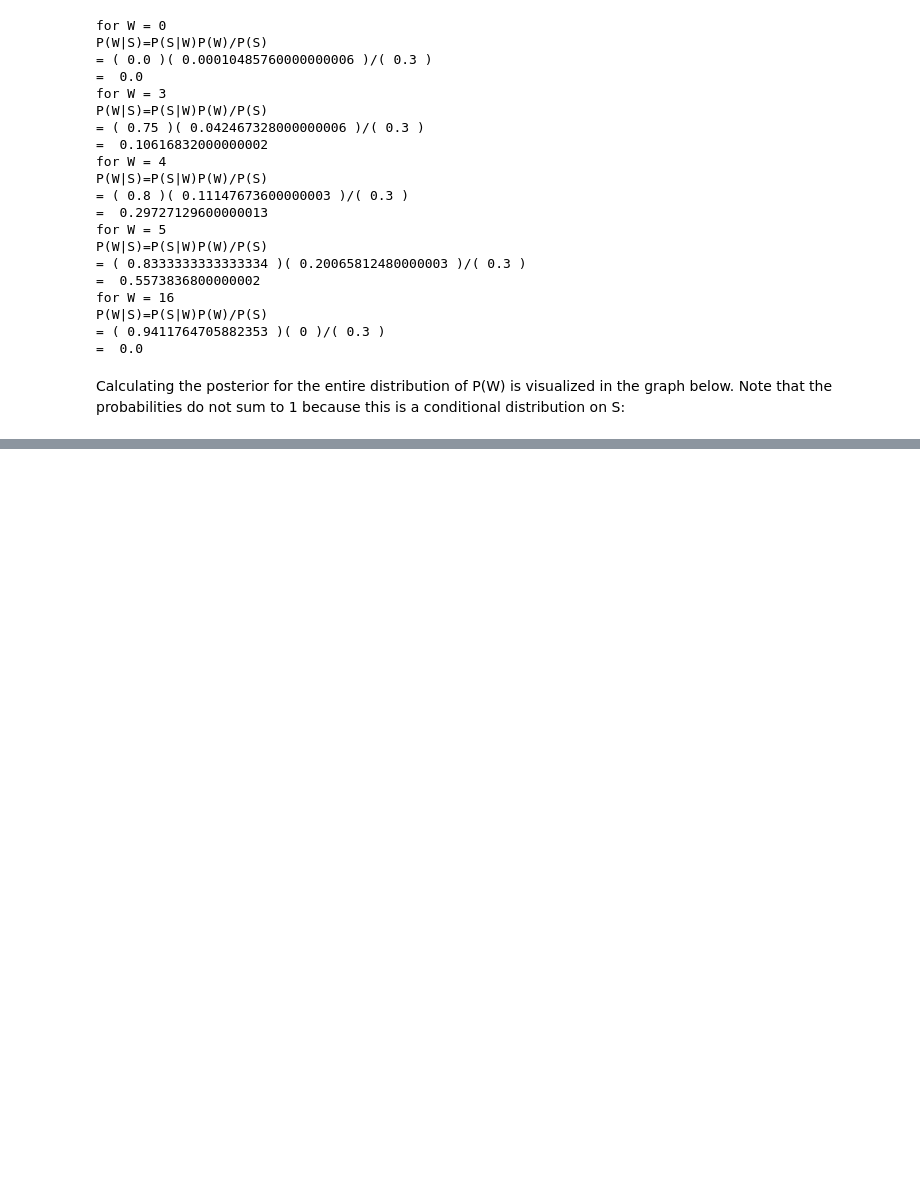
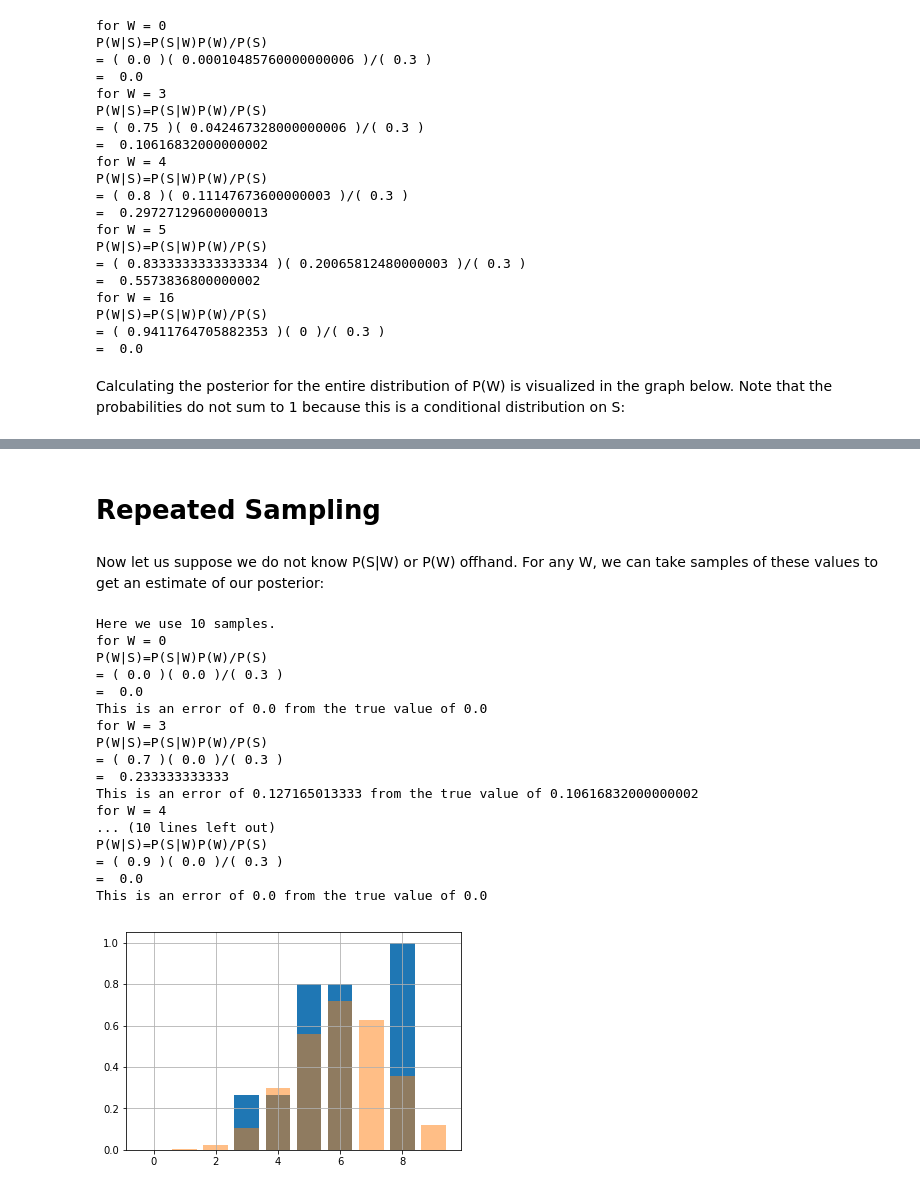
Before and after one commit to brennanmcfarland/pgm, a Jupyter notebook: Homework 1.ipynb, the cells around one changed output, grey strips where cells are left out. Saved outputs shown, nothing was run; the diff lists cells and outputs as text; code cells hidden in the pictures; blank space fills up the shorter version.

Commit message:
added brief error analysis

```diff
--- a/Homework 1.ipynb
+++ b/Homework 1.ipynb
@@ -115,9 +113,3 @@ P(W|S)=P(S|W)P(W)/P(S)
 =  0.0
 # %% [markdown]
 Calculating the posterior for the entire distribution of P(W) is visualized in the graph below.  Note that the probabilities do not sum to 1 because this is a conditional distribution on S:
-# %%
-x = range(0, n)
-y = [p_w_given_s(w) for w in x]
-plt.bar(x, y)
-plt.grid()
-plt.show()
@@ -125,0 +120,70 @@ plt.show()
+# %% [markdown]
+# Repeated Sampling
+# %% [markdown]
+Now let us suppose we do not know P(S|W) or P(W) offhand.  For any W, we can take samples of these values to get an estimate of our posterior:
+# %%
+import random
+
+# this is just a helper function to plot multiple functions at once
+def plot_functions(x, function1, function2):
+    plt.bar(x, [function1(i) for i in x])
+    plt.bar(x, [function2(i) for i in x], alpha=.5)
+    plt.grid()
+    plt.show()
+
+
+def sample_probability(p):
+    return 1 if random.uniform(0, 1) < p else 0
+
+
+samples = 10
+print("Here we use", samples, "samples.")
+def sample_p_s_given_w(w):
+    return np.mean([sample_probability(p_s_given_w(w)) for i in range(0, samples)])
+
+
+def sample_p_w(w):
+    return np.mean([sample_probability(p_w(w)) for i in range(0, samples)])
+
+
+def sample_p_w_given_s(w):
+    return sample_p_s_given_w(w)*sample_p_w(w)/p_s
+
+
+def display_sampled_p_w_given_s(w):
+    print("for W =", w)
+    print("P(W|S)=P(S|W)P(W)/P(S)")
+    p_s_given_w_sample = sample_p_s_given_w(w)
+    p_w_sample = sample_p_w(w)
+    print("= (", p_s_given_w_sample, ")(", p_w_sample, ")/(",p_s, ")")
+    p_w_given_s_sample = sample_p_w_given_s(w)
+    print("= ", p_w_given_s_sample)
+    print("This is an error of", abs(p_w_given_s_sample-p_w_given_s(w)), "from the true value of", p_w_given_s(w))
+
+
+display_sampled_p_w_given_s(0)
+display_sampled_p_w_given_s(3)
+display_sampled_p_w_given_s(4)
+display_sampled_p_w_given_s(5)
+display_sampled_p_w_given_s(16)
+
+plot_functions(range(0, n), sample_p_w_given_s, p_w_given_s)
+# %% [output]
+Here we use 10 samples.
+for W = 0
+P(W|S)=P(S|W)P(W)/P(S)
+= ( 0.0 )( 0.0 )/( 0.3 )
+=  0.0
+This is an error of 0.0 from the true value of 0.0
+for W = 3
+P(W|S)=P(S|W)P(W)/P(S)
+= ( 0.7 )( 0.0 )/( 0.3 )
+=  0.233333333333
+This is an error of 0.127165013333 from the true value of 0.10616832000000002
+for W = 4
+... (10 lines left out)
+P(W|S)=P(S|W)P(W)/P(S)
+= ( 0.9 )( 0.0 )/( 0.3 )
+=  0.0
+This is an error of 0.0 from the true value of 0.0
+[figure, added]
```
Also changed, not shown: parts of 9 cells of this notebook.
